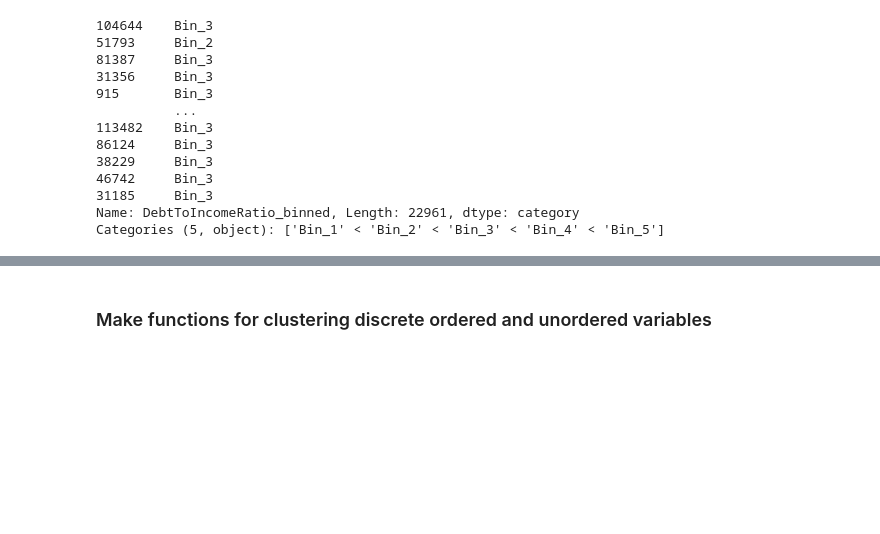
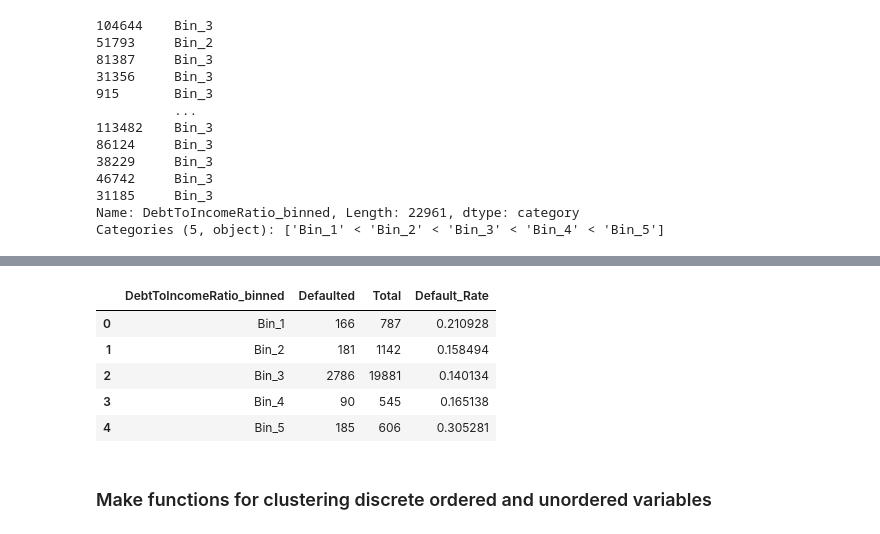
Before and after one commit to hoanganhlinh/MRK-projekt, a Jupyter notebook: 02_Binning.ipynb, the cells around one changed output, grey strips where cells are left out. Drawn from its saved outputs; the diff is of its cells as text; code cells hidden in the pictures; blank space fills up the shorter version.

```diff
--- a/02_Binning.ipynb
+++ b/02_Binning.ipynb
@@ -176,3 +203,21 @@ Categories (5, object): ['Bin_1' < 'Bin_2' < 'Bin_3' < 'Bin_4' < 'Bin_5']
+# %%
+default_counts_per_bin = test_df.groupby('DebtToIncomeRatio_binned')['Defaulted'].sum().reset_index()
+
+total_counts_per_bin = test_df['DebtToIncomeRatio_binned'].value_counts().reset_index()
+total_counts_per_bin.columns = ['DebtToIncomeRatio_binned', 'Total']
+
+result = pd.merge(default_counts_per_bin, total_counts_per_bin, on='DebtToIncomeRatio_binned')
+
+result['Default_Rate'] = result['Defaulted'] / result['Total']
+result = result.sort_values('DebtToIncomeRatio_binned')
+result
+# %% [output]
+|  | DebtToIncomeRatio_binned | Defaulted | Total | Default_Rate |
+| 0 | Bin_1 | 166 | 787 | 0.210928 |
+| 1 | Bin_2 | 181 | 1142 | 0.158494 |
+| 2 | Bin_3 | 2786 | 19881 | 0.140134 |
+| 3 | Bin_4 | 90 | 545 | 0.165138 |
+| 4 | Bin_5 | 185 | 606 | 0.305281 |
 # %% [markdown]
 ### Make functions for clustering discrete ordered and unordered variables
 # %% [markdown]
```
Also changed, not shown: parts of 8 cells of this notebook, 1 other file.
